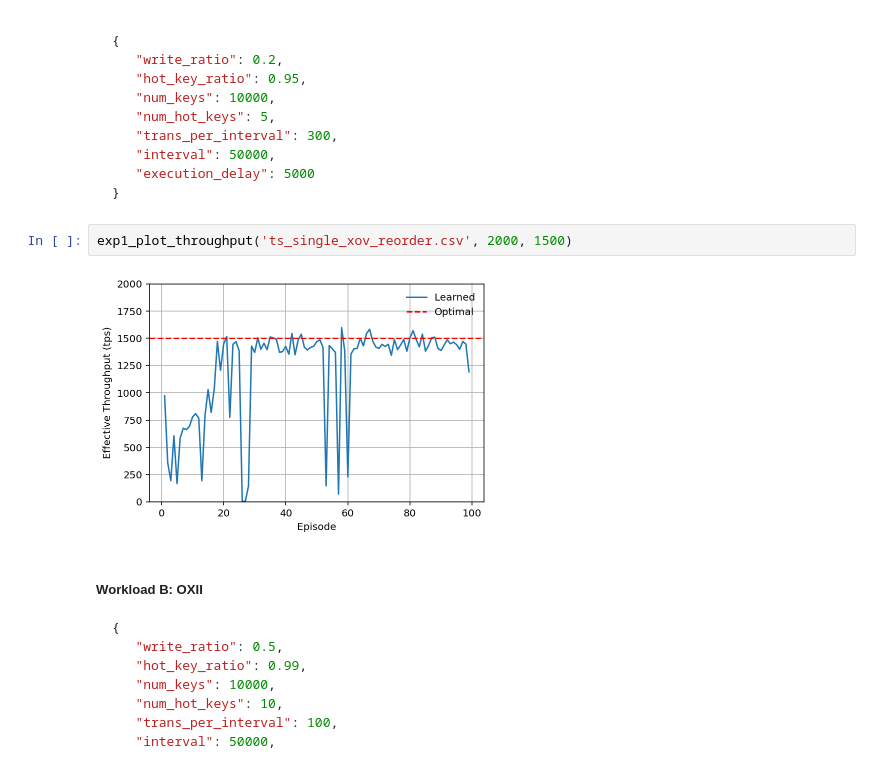
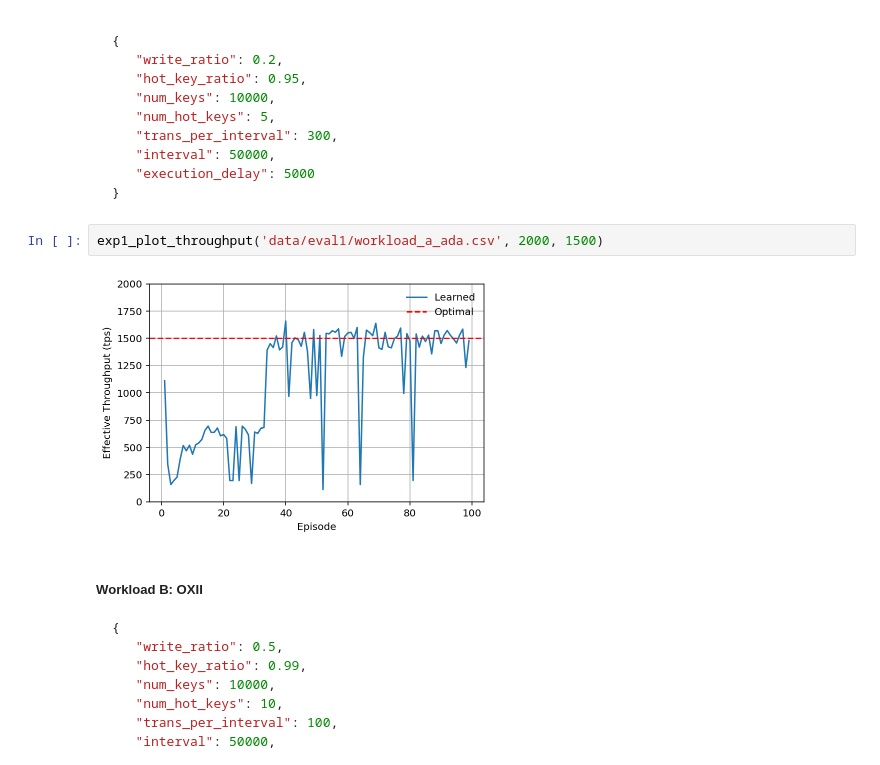
Before and after one commit to chenyuanwu/AdaChain, a Jupyter notebook: src/learning/evaluation.ipynb, the cells around one changed output. Saved outputs shown, nothing was run; the diff lists cells and outputs as text.

````diff
--- a/src/learning/evaluation.ipynb
+++ b/src/learning/evaluation.ipynb
@@ -35,9 +35,9 @@ def exp1_plot_throughput(csv_file, ylim, optimal):
 }
 ```
 # %%
-exp1_plot_throughput('ts_single_xov_reorder.csv', 2000, 1500)
+exp1_plot_throughput('data/eval1/workload_a_ada.csv', 2000, 1500)
 # %% [output]
-[figure, old version]
+[figure, new version]
 # %% [markdown]
 ##### Workload B: OXII
 ```json
````
Also changed, not shown: parts of 29 cells of this notebook, 33 other files.
